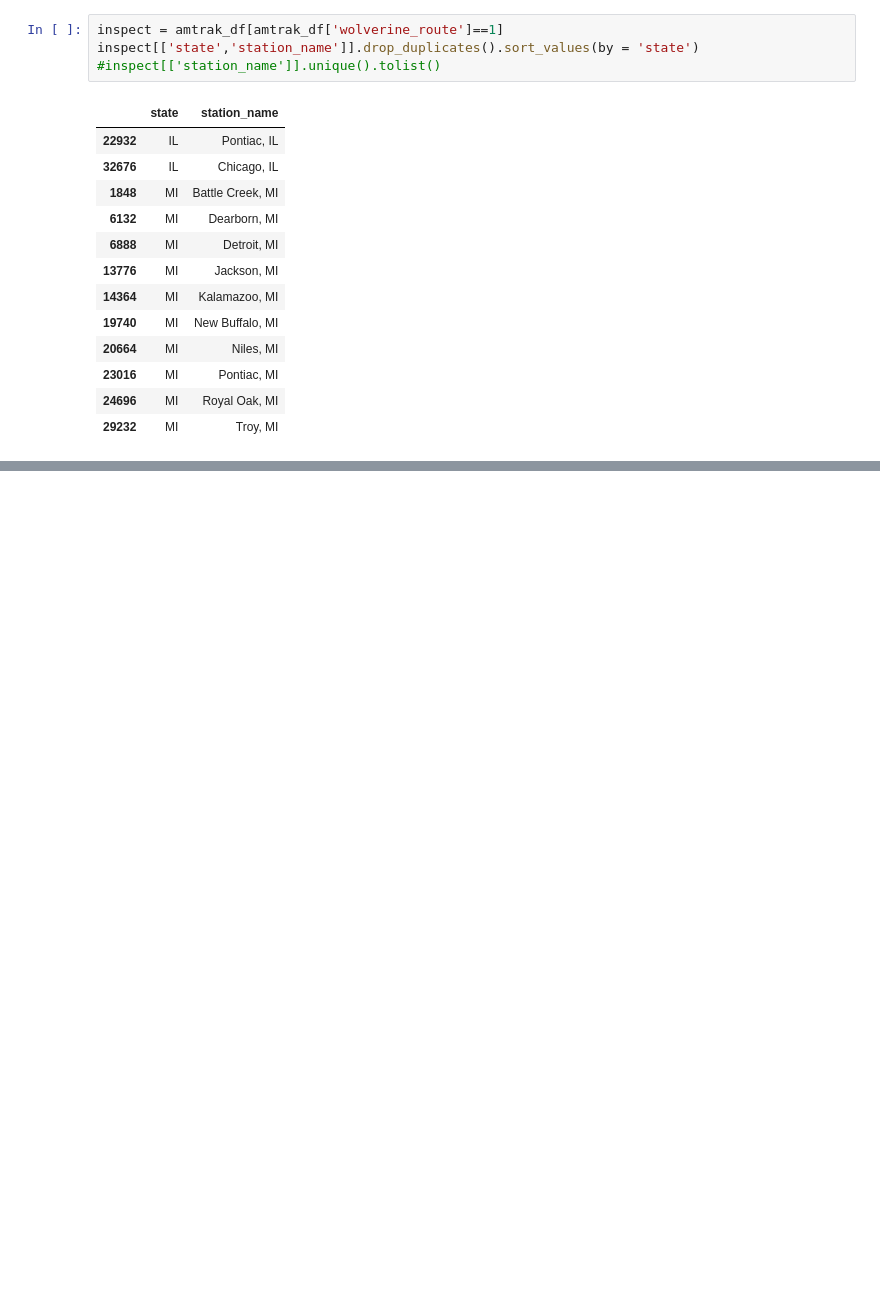
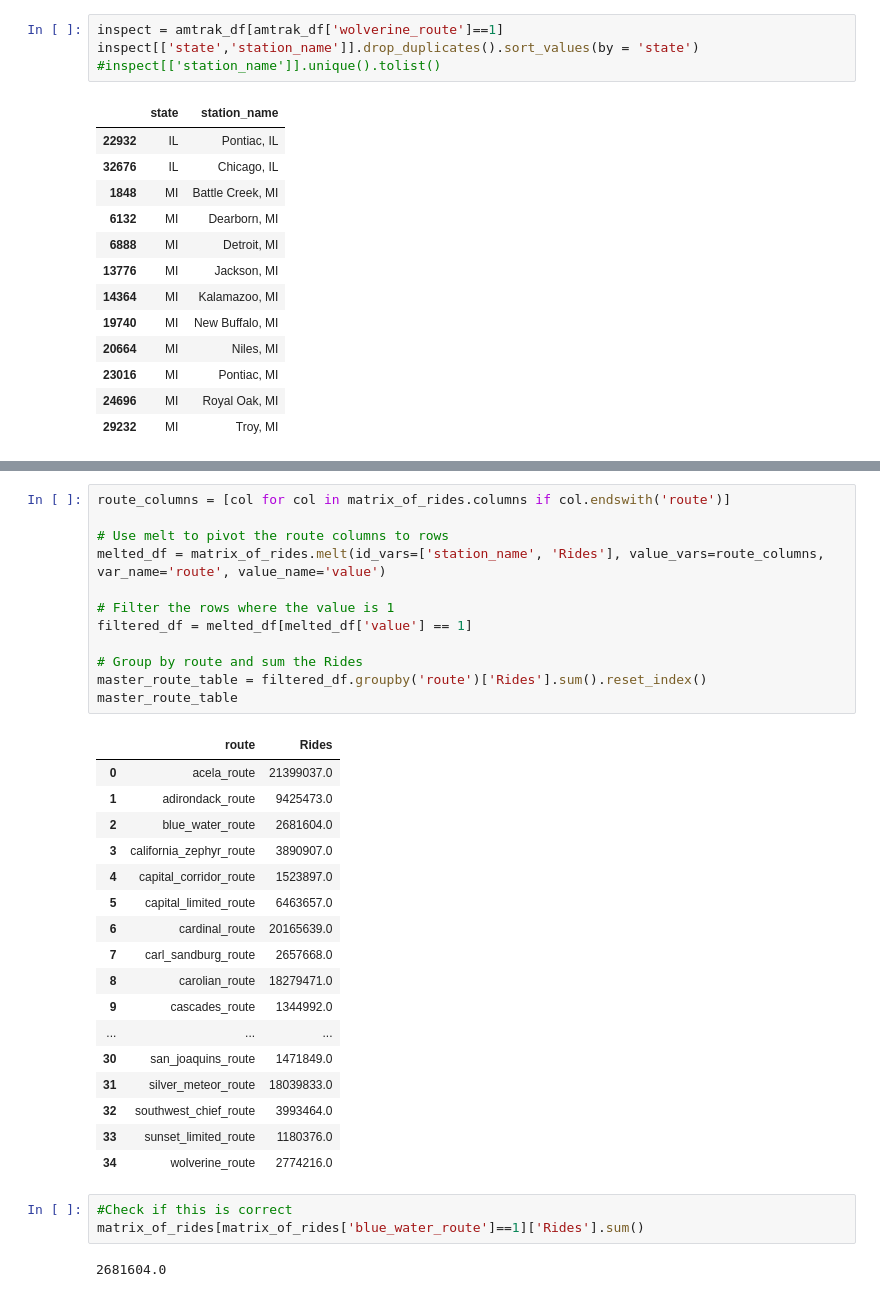
Before and after one commit to statzenthusiast921/amtrak_analysis, a Jupyter notebook: scripts/Adding in Route Data 07.13.24.ipynb, the cells around one changed output, grey strips where cells are left out. Cells and saved outputs as stored; diff of their text form; blank space fills up the shorter version.

```diff
--- a/scripts/Adding in Route Data 07.13.24.ipynb
+++ b/scripts/Adding in Route Data 07.13.24.ipynb
@@ -199,0 +267,35 @@ test['station_name'].unique().tolist()
+# %%
+route_columns = [col for col in matrix_of_rides.columns if col.endswith('route')]
+
+# Use melt to pivot the route columns to rows
+melted_df = matrix_of_rides.melt(id_vars=['station_name', 'Rides'], value_vars=route_columns, var_name='route', value_name='value')
+
+# Filter the rows where the value is 1
+filtered_df = melted_df[melted_df['value'] == 1]
+
+# Group by route and sum the Rides
+master_route_table = filtered_df.groupby('route')['Rides'].sum().reset_index()
+master_route_table
+# %% [output]
+|  | route | Rides |
+| 0 | acela_route | 21399037.0 |
+| 1 | adirondack_route | 9425473.0 |
+| 2 | blue_water_route | 2681604.0 |
+| 3 | california_zephyr_route | 3890907.0 |
+| 4 | capital_corridor_route | 1523897.0 |
+| 5 | capital_limited_route | 6463657.0 |
+| 6 | cardinal_route | 20165639.0 |
+| 7 | carl_sandburg_route | 2657668.0 |
+| 8 | carolian_route | 18279471.0 |
+| 9 | cascades_route | 1344992.0 |
+| ... | ... | ... |
+| 30 | san_joaquins_route | 1471849.0 |
+| 31 | silver_meteor_route | 18039833.0 |
+| 32 | southwest_chief_route | 3993464.0 |
+| 33 | sunset_limited_route | 1180376.0 |
+| 34 | wolverine_route | 2774216.0 |
+# %%
+#Check if this is correct
+matrix_of_rides[matrix_of_rides['blue_water_route']==1]['Rides'].sum()
+# %% [output]
+2681604.0
```
Also changed, not shown: parts of 23 cells of this notebook.
